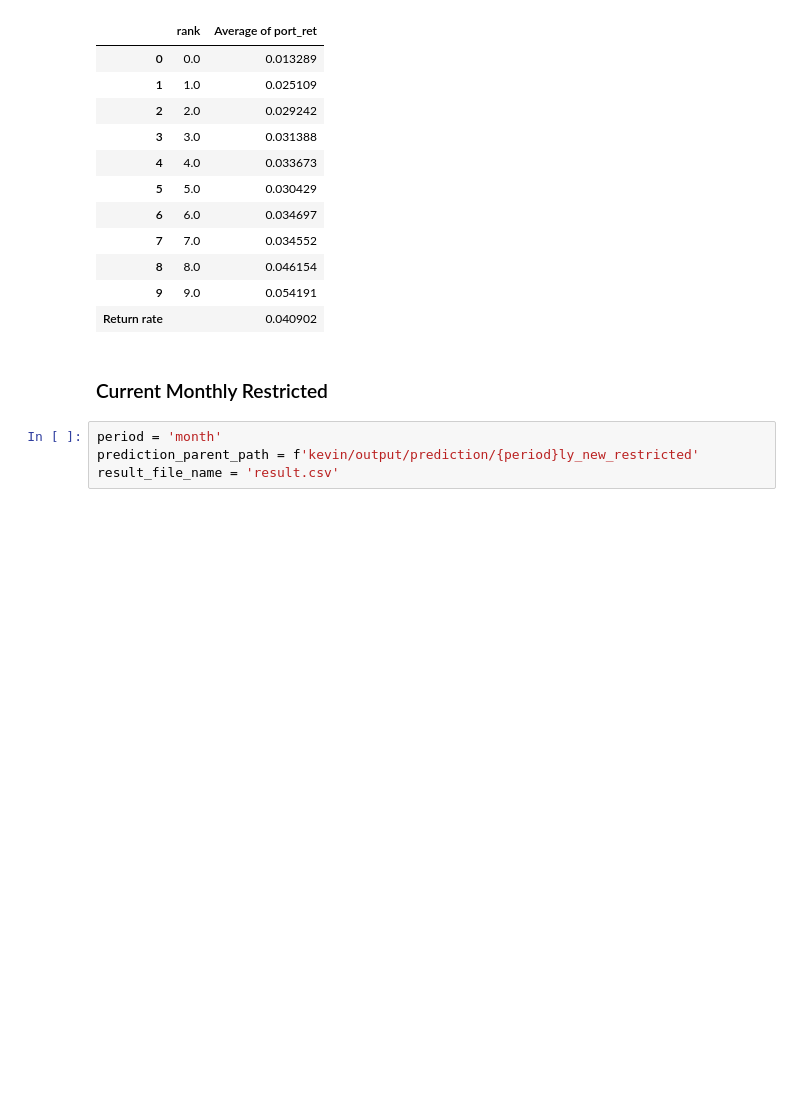
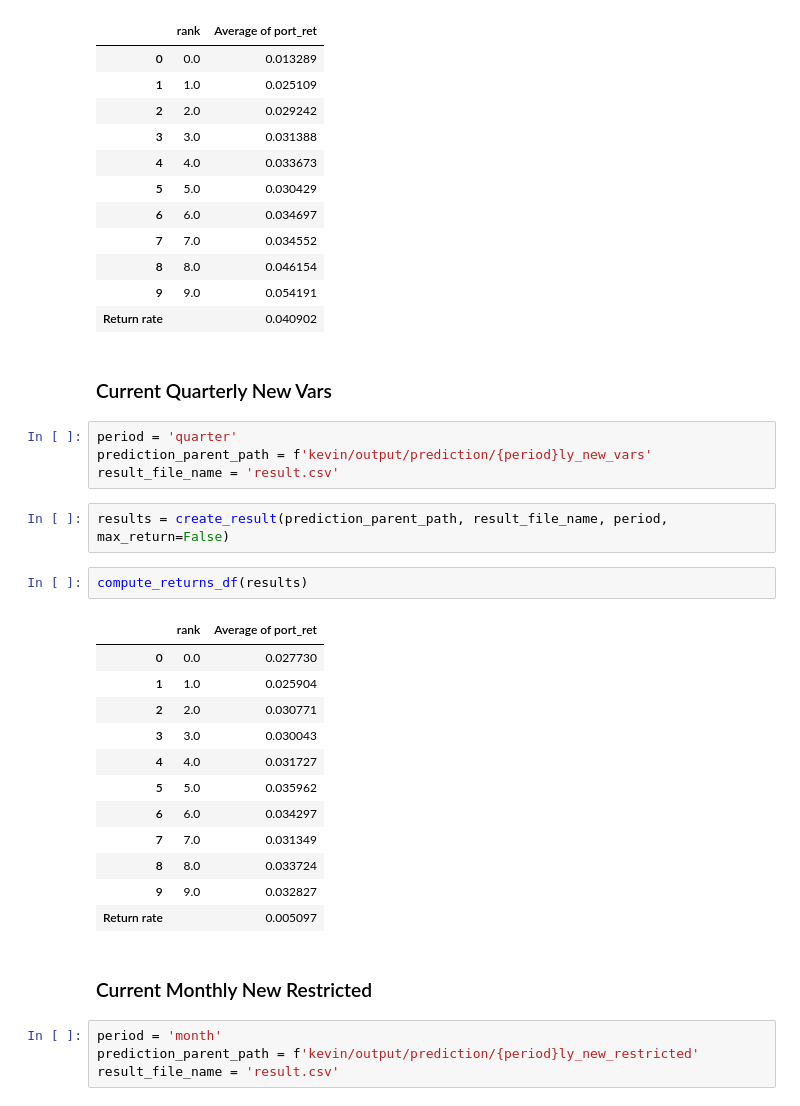
Before and after one commit to kevinidea/neural_network_stock_model, a Jupyter notebook: src/prediction_postprocessing.ipynb, the cells around one changed output. Cells and saved outputs as stored; diff of their text form; blank space fills up the shorter version.

```diff
--- a/src/prediction_postprocessing.ipynb
+++ b/src/prediction_postprocessing.ipynb
@@ -131,8 +131,31 @@ compute_returns_df(results)
 | 8 | 8.0 | 0.046154 |
 | 9 | 9.0 | 0.054191 |
 | Return rate |  | 0.040902 |
+# %% [markdown]
+### Current Quarterly New Vars
+# %%
+period = 'quarter'
+prediction_parent_path = f'kevin/output/prediction/{period}ly_new_vars'
+result_file_name = 'result.csv'
+# %%
+results = create_result(prediction_parent_path, result_file_name, period, max_return=False)
+# %%
+compute_returns_df(results)
+# %% [output]
+|  | rank | Average of port_ret |
+| 0 | 0.0 | 0.027730 |
+| 1 | 1.0 | 0.025904 |
+| 2 | 2.0 | 0.030771 |
+| 3 | 3.0 | 0.030043 |
+| 4 | 4.0 | 0.031727 |
+| 5 | 5.0 | 0.035962 |
+| 6 | 6.0 | 0.034297 |
+| 7 | 7.0 | 0.031349 |
+| 8 | 8.0 | 0.033724 |
+| 9 | 9.0 | 0.032827 |
+| Return rate |  | 0.005097 |
 # %% [markdown]
-### Current Monthly Restricted
+### Current Monthly New Restricted
 # %%
 period = 'month'
 prediction_parent_path = f'kevin/output/prediction/{period}ly_new_restricted'
```
Also changed, not shown: parts of 15 cells of this notebook.
